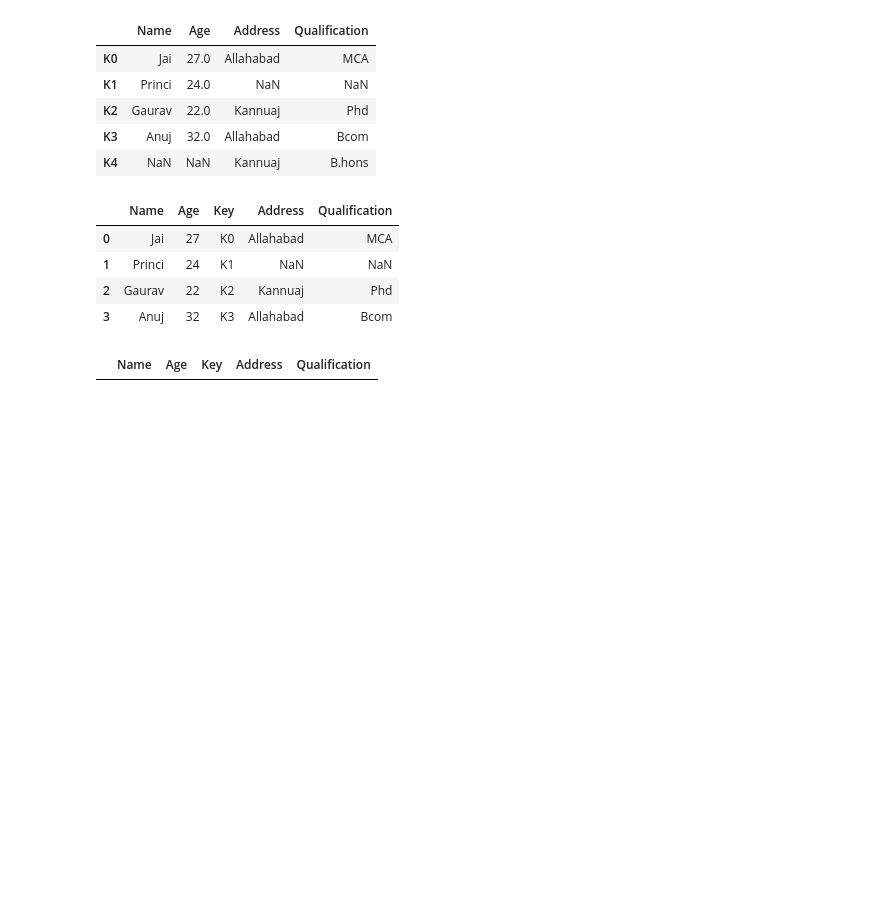
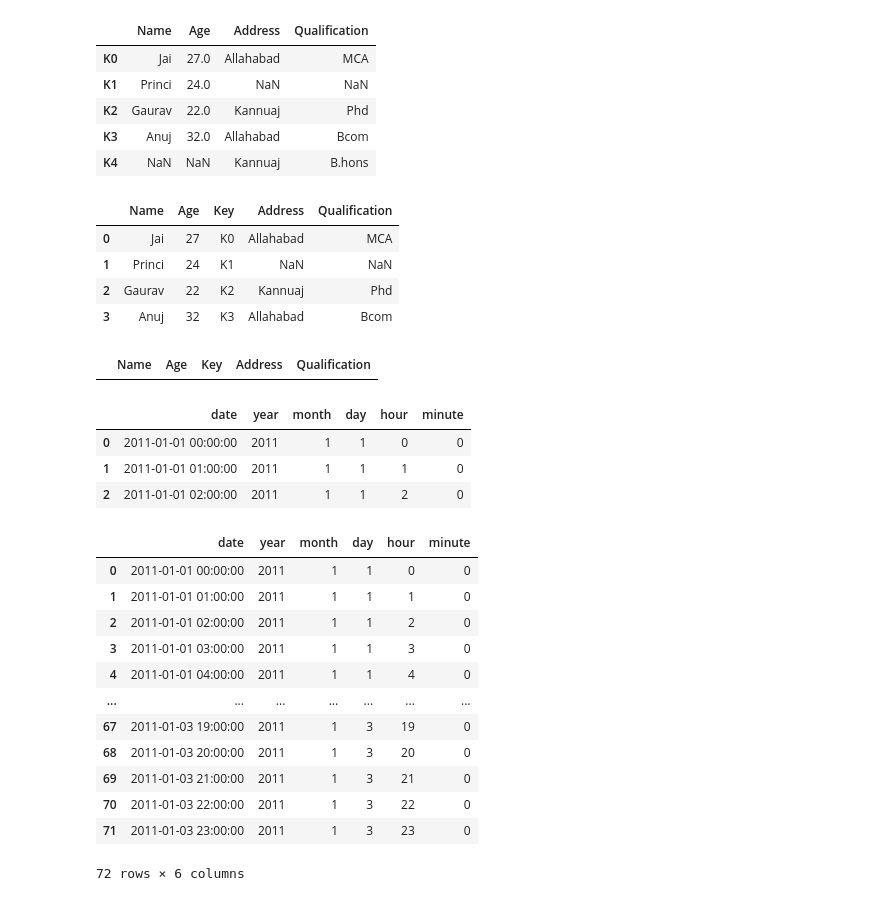
Before and after one commit to vinodvr81/MachineLearningPractice, a Jupyter notebook: mergePandas.ipynb, the cells around one changed output. Saved outputs shown, nothing was run; the diff lists cells and outputs as text; code cells hidden in the pictures; blank space fills up the shorter version.

```diff
--- a/mergePandas.ipynb
+++ b/mergePandas.ipynb
@@ -451,3 +451,40 @@ res21 = dsf.join(dsf1,how='inner')
 res21
 # %% [output]
 |  | Name | Age | Key | Address | Qualification |
+# %%
+rng = pd.DataFrame()
+rng['date'] = pd.date_range('1/1/2011', periods = 72, freq ='H')
+
+# Print the dates in dd-mm-yy format
+rng[:5]
+
+# Create features for year, month, day, hour, and minute
+rng['year'] = rng['date'].dt.year
+rng['month'] = rng['date'].dt.month
+rng['day'] = rng['date'].dt.day
+rng['hour'] = rng['date'].dt.hour
+rng['minute'] = rng['date'].dt.minute
+
+# Print the dates divided into features
+rng.head(3)
+# %% [output]
+|  | date | year | month | day | hour | minute |
+| 0 | 2011-01-01 00:00:00 | 2011 | 1 | 1 | 0 | 0 |
+| 1 | 2011-01-01 01:00:00 | 2011 | 1 | 1 | 1 | 0 |
+| 2 | 2011-01-01 02:00:00 | 2011 | 1 | 1 | 2 | 0 |
+# %%
+rng
+# %% [output]
+|  | date | year | month | day | hour | minute |
+| 0 | 2011-01-01 00:00:00 | 2011 | 1 | 1 | 0 | 0 |
+| 1 | 2011-01-01 01:00:00 | 2011 | 1 | 1 | 1 | 0 |
+| 2 | 2011-01-01 02:00:00 | 2011 | 1 | 1 | 2 | 0 |
+| 3 | 2011-01-01 03:00:00 | 2011 | 1 | 1 | 3 | 0 |
+| 4 | 2011-01-01 04:00:00 | 2011 | 1 | 1 | 4 | 0 |
+| ... | ... | ... | ... | ... | ... | ... |
+| 67 | 2011-01-03 19:00:00 | 2011 | 1 | 3 | 19 | 0 |
+| 68 | 2011-01-03 20:00:00 | 2011 | 1 | 3 | 20 | 0 |
+| 69 | 2011-01-03 21:00:00 | 2011 | 1 | 3 | 21 | 0 |
+| 70 | 2011-01-03 22:00:00 | 2011 | 1 | 3 | 22 | 0 |
+| 71 | 2011-01-03 23:00:00 | 2011 | 1 | 3 | 23 | 0 |
+72 rows × 6 columns
```
